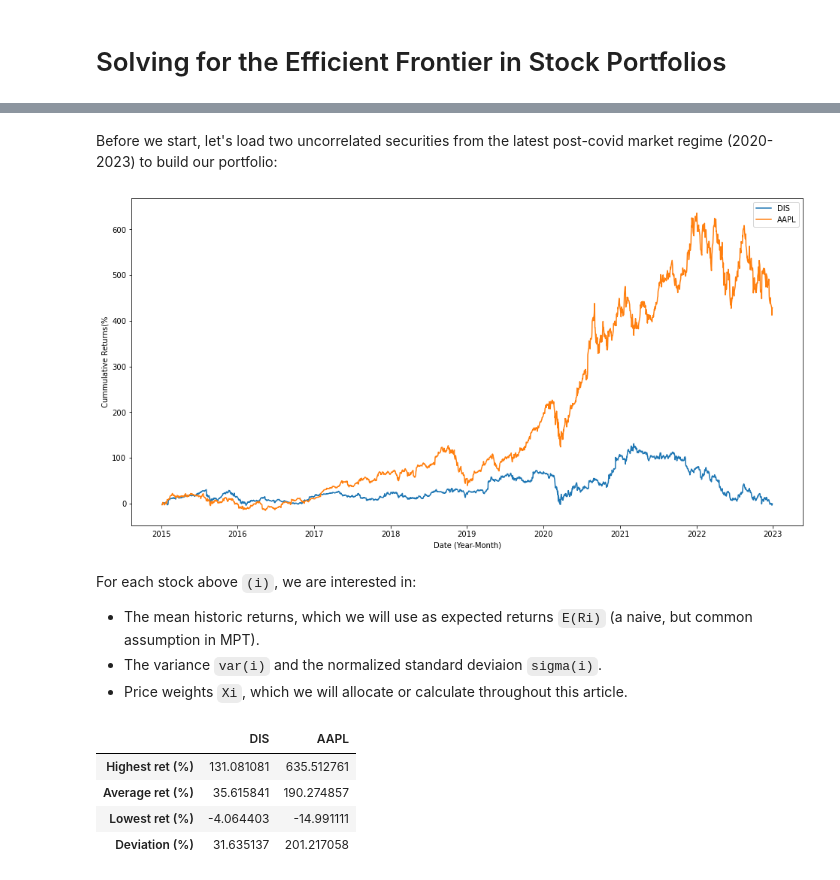
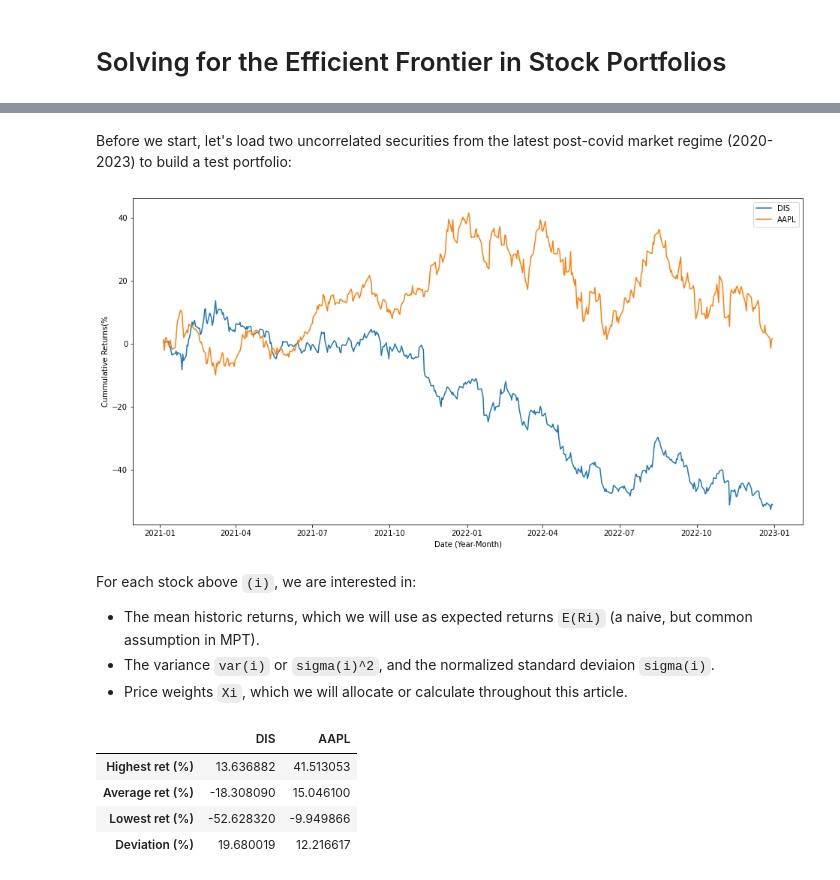
Before and after one commit to adamd1985/quant_research, a Jupyter notebook: efficient-frontier-quant.ipynb, the cells around one changed output, grey strips where cells are left out. Drawn from its saved outputs; the diff is of its cells as text; code cells hidden in the pictures.

```diff
--- a/efficient-frontier-quant.ipynb
+++ b/efficient-frontier-quant.ipynb
@@ -54,32 +54,32 @@ The dotenv extension is already loaded. To reload it, use:
 Running Local...
 # %% [markdown]
-Before we start, let's load two uncorrelated securities from the latest post-covid market regime (2020-2023) to build our portfolio:
+Before we start, let's load two uncorrelated securities from the latest post-covid market regime (2020-2023) to build a test portfolio:
 # %%
 tickers = ["DIS", "AAPL"]
 
-START_DATE = "2015-01-01"
+START_DATE = "2021-01-01"
 END_DATE = "2022-12-31"
 
 tickers_orig_df = load_ticker_prices_ts_df(tickers, START_DATE, END_DATE)
 tickers_df = tickers_orig_df.dropna(axis=1).pct_change().dropna()  # first % is NaN
 
 # 1+ to allow the cumulative product of returns over time, and -1 to remove it at the end.
 tickers_df = (1 + tickers_df).cumprod() - 1
 
 plt.figure(figsize=(16, 8))
 for ticker in tickers_df.columns:
     plt.plot(tickers_df.index, tickers_df[ticker] * 100.0, label=ticker)
 
 plt.xlabel("Date (Year-Month)")
 plt.ylabel("Cummulative Returns(%")
 plt.legend()
 plt.show()
 # %% [output]
-[figure, old version]
+[figure, new version]
 # %% [markdown]
 For each stock above `(i)`, we are interested in:
 - The mean historic returns, which we will use as expected returns `E(Ri)` (a naive, but common assumption in MPT).
-- The variance `var(i)` and the normalized standard deviaion `sigma(i)`.
+- The variance `var(i)` or `sigma(i)^2`, and the normalized standard deviaion `sigma(i)`.
 - Price weights `Xi`, which we will allocate or calculate throughout this article.
 # %%
 mean_returns = tickers_df.mean()
@@ -97,10 +97,10 @@ summary_table = pd.DataFrame(
 summary_table.transpose()
 # %% [output]
 |  | DIS | AAPL |
-| Highest ret (%) | 131.081081 | 635.512761 |
-| Average ret (%) | 35.615841 | 190.274857 |
-| Lowest ret (%) | -4.064403 | -14.991111 |
-| Deviation (%) | 31.635137 | 201.217058 |
+| Highest ret (%) | 13.636882 | 41.513053 |
+| Average ret (%) | -18.308090 | 15.046100 |
+| Lowest ret (%) | -52.628320 | -9.949866 |
+| Deviation (%) | 19.680019 | 12.216617 |
 # %% [markdown]
 # Investment Preferences with Indifference Curves
 
```
Also changed, not shown: parts of 23 cells of this notebook, 2 other files.
